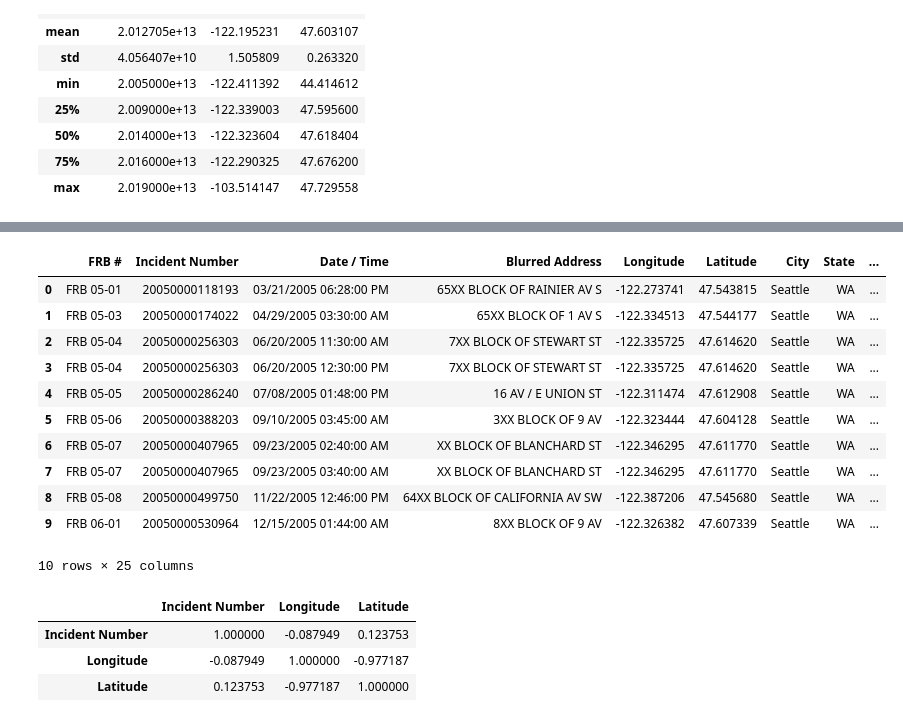
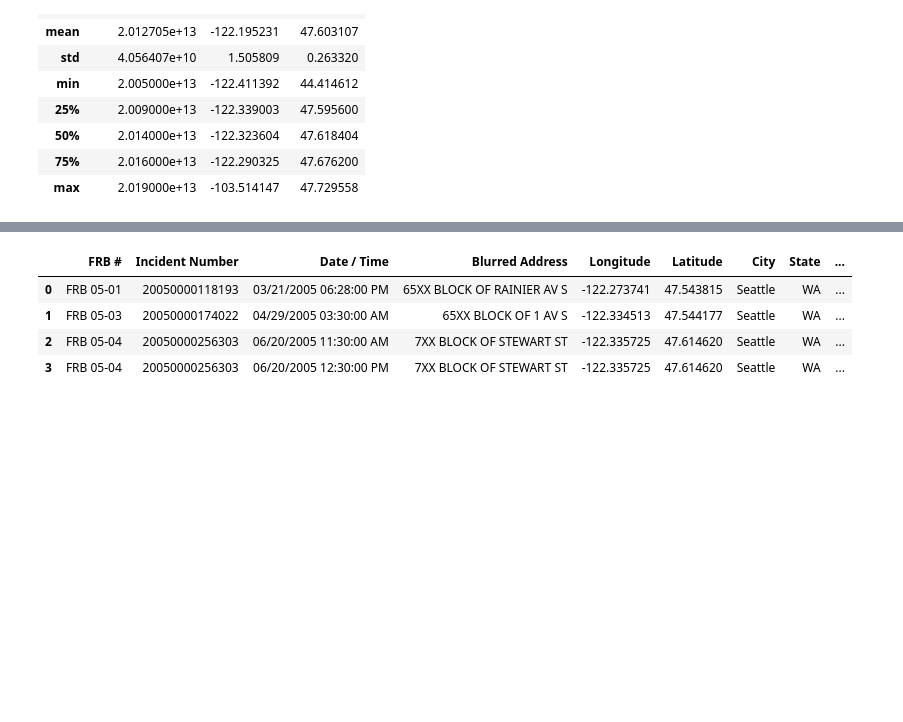
Before and after one commit to michelle14lee/Microsoft-X-PiE-Text-Analytics-Datathon-2020, a Jupyter notebook: EDA.ipynb, the cells around one changed output, grey strips where cells are left out. Drawn from its saved outputs; the diff is of its cells as text; code cells hidden in the pictures; blank space fills up the shorter version.

```diff
--- a/EDA.ipynb
+++ b/EDA.ipynb
@@ -11,6 +11,12 @@ sns.set()
 import random
 
 random.seed(1234)
+
+pd.set_option('display.max_rows', 500)
+pd.set_option('display.max_columns', 500)
+pd.set_option('display.width', 1000)
+
+#pd.set_option('display.max_colwidth', -1)
 # %% [markdown]
 ### Import Azure Functions
 # %%
@@ -146,22 +145,8 @@ Index(['FRB #', 'Incident Number', 'Date / Time', 'Blurred Address',
 # %%
-data.head(10)
+data.head(4)
 # %% [output]
 |  | FRB # | Incident Number | Date / Time | Blurred Address | Longitude | Latitude | City | State | ... |
 | 0 | FRB 05-01 | 20050000118193 | 03/21/2005 06:28:00 PM | 65XX BLOCK OF RAINIER AV S | -122.273741 | 47.543815 | Seattle | WA | ... |
 | 1 | FRB 05-03 | 20050000174022 | 04/29/2005 03:30:00 AM | 65XX BLOCK OF 1 AV S | -122.334513 | 47.544177 | Seattle | WA | ... |
 | 2 | FRB 05-04 | 20050000256303 | 06/20/2005 11:30:00 AM | 7XX BLOCK OF STEWART ST | -122.335725 | 47.614620 | Seattle | WA | ... |
 | 3 | FRB 05-04 | 20050000256303 | 06/20/2005 12:30:00 PM | 7XX BLOCK OF STEWART ST | -122.335725 | 47.614620 | Seattle | WA | ... |
-| 4 | FRB 05-05 | 20050000286240 | 07/08/2005 01:48:00 PM | 16 AV / E UNION ST | -122.311474 | 47.612908 | Seattle | WA | ... |
-| 5 | FRB 05-06 | 20050000388203 | 09/10/2005 03:45:00 AM | 3XX BLOCK OF 9 AV | -122.323444 | 47.604128 | Seattle | WA | ... |
-| 6 | FRB 05-07 | 20050000407965 | 09/23/2005 02:40:00 AM | XX BLOCK OF BLANCHARD ST | -122.346295 | 47.611770 | Seattle | WA | ... |
-| 7 | FRB 05-07 | 20050000407965 | 09/23/2005 03:40:00 AM | XX BLOCK OF BLANCHARD ST | -122.346295 | 47.611770 | Seattle | WA | ... |
-| 8 | FRB 05-08 | 20050000499750 | 11/22/2005 12:46:00 PM | 64XX BLOCK OF CALIFORNIA AV SW | -122.387206 | 47.545680 | Seattle | WA | ... |
-| 9 | FRB 06-01 | 20050000530964 | 12/15/2005 01:44:00 AM | 8XX BLOCK OF 9 AV | -122.326382 | 47.607339 | Seattle | WA | ... |
-10 rows × 25 columns
-# %%
-data.corr()
-# %% [output]
-|  | Incident Number | Longitude | Latitude |
-| Incident Number | 1.000000 | -0.087949 | 0.123753 |
-| Longitude | -0.087949 | 1.000000 | -0.977187 |
-| Latitude | 0.123753 | -0.977187 | 1.000000 |
```
Also changed, not shown: parts of 28 cells of this notebook.
